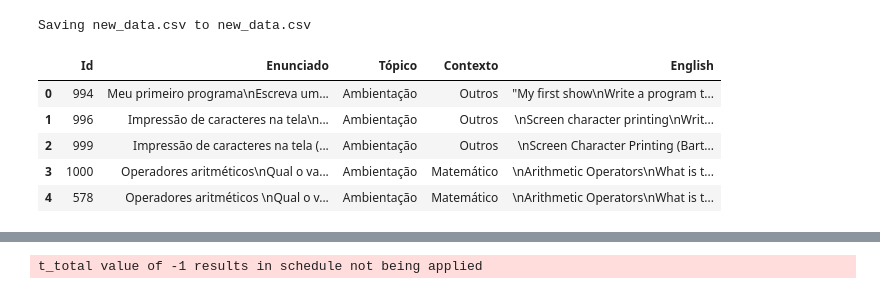
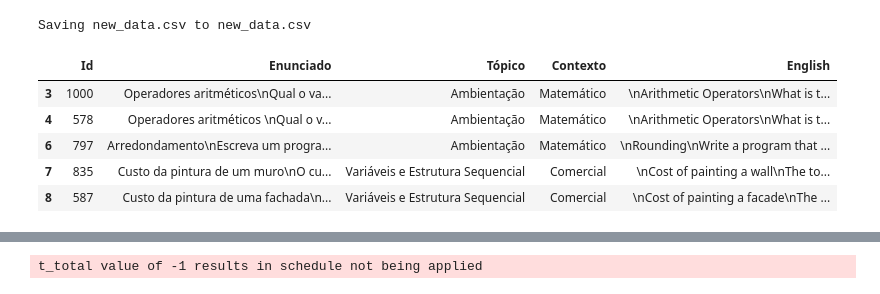
Before and after one commit to sam20fonsa1098/NLP, a Jupyter notebook: Bert_contexto_sem_parafrase.ipynb, the cells around one changed output, grey strips where cells are left out. Drawn from its saved outputs; the diff is of its cells as text; code cells hidden in the pictures.

```diff
--- a/Bert_contexto_sem_parafrase.ipynb
+++ b/Bert_contexto_sem_parafrase.ipynb
@@ -57,13 +60,14 @@ uploaded = files.upload()
 Saving new_data.csv to new_data.csv
 # %%
 df = pd.read_csv('new_data.csv')
+df=df[df.Contexto!='Outros']
 df.head()
 # %% [output]
 |  | Id | Enunciado | Tópico | Contexto | English |
-| 0 | 994 | Meu primeiro programa\nEscreva um... | Ambientação | Outros | "My first show\nWrite a program t... |
-| 1 | 996 | Impressão de caracteres na tela\n... | Ambientação | Outros | \nScreen character printing\nWrit... |
-| 2 | 999 | Impressão de caracteres na tela (... | Ambientação | Outros | \nScreen Character Printing (Bart... |
 | 3 | 1000 | Operadores aritméticos\nQual o va... | Ambientação | Matemático | \nArithmetic Operators\nWhat is t... |
 | 4 | 578 | Operadores aritméticos \nQual o v... | Ambientação | Matemático | \nArithmetic Operators\nWhat is t... |
+| 6 | 797 | Arredondamento\nEscreva um progra... | Ambientação | Matemático | \nRounding\nWrite a program that ... |
+| 7 | 835 | Custo da pintura de um muro\nO cu... | Variáveis e Estrutura Sequencial | Comercial | \nCost of painting a wall\nThe to... |
+| 8 | 587 | Custo da pintura de uma fachada\n... | Variáveis e Estrutura Sequencial | Comercial | \nCost of painting a facade\nThe ... |
 # %%
 df.English = df.English.str.replace('\n', ' ')
```
Also changed, not shown: parts of 21 cells of this notebook, 1 other file.
